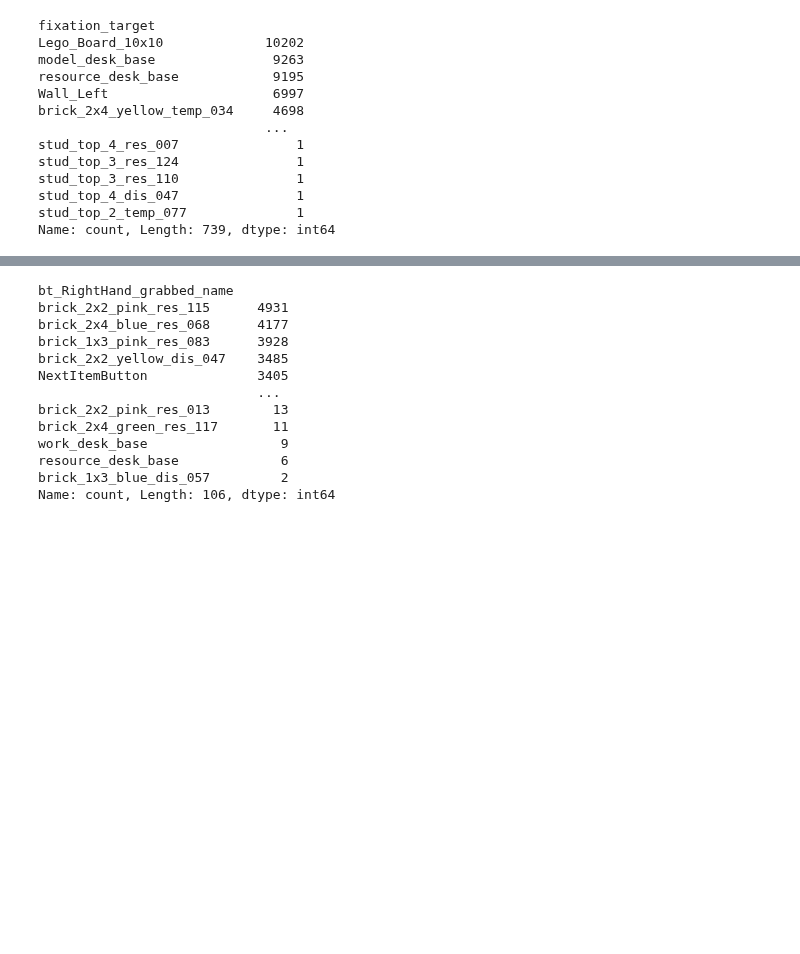
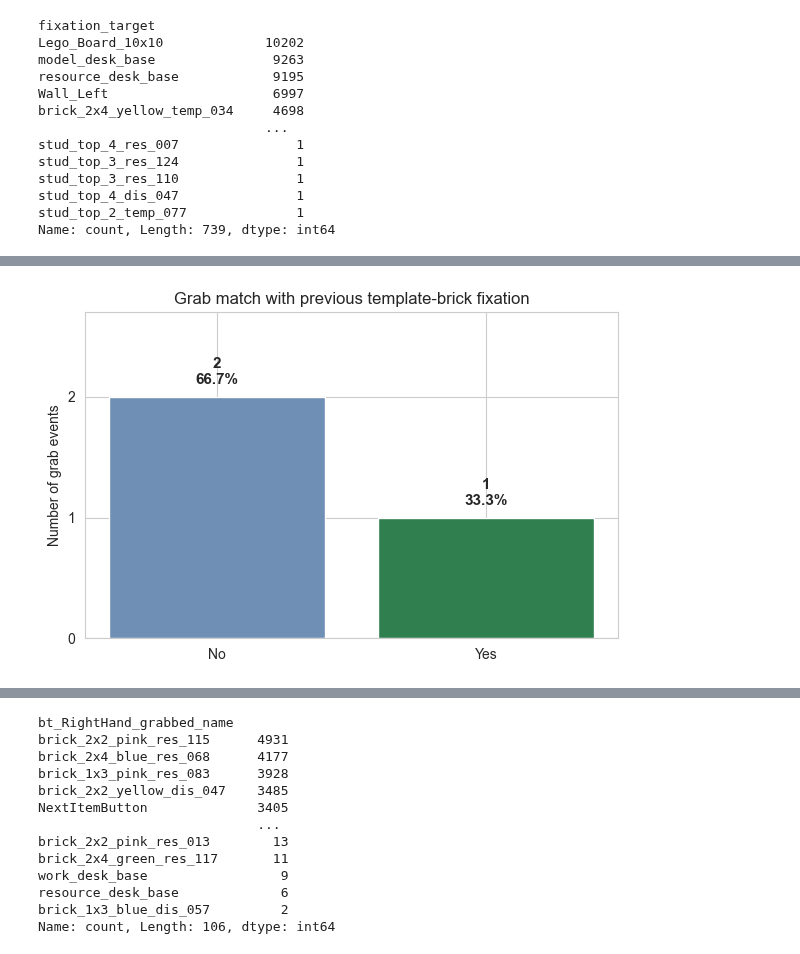
Before and after one commit to JohnMadrid/lego-vr-analysis, a Jupyter notebook: eye-classification/notebooks/lego_analysis.ipynb, the cells around one changed output, grey strips where cells are left out. Cells and saved outputs as stored; diff of their text form; code cells hidden in the pictures; blank space fills up the shorter version.

```diff
--- a/eye-classification/notebooks/lego_analysis.ipynb
+++ b/eye-classification/notebooks/lego_analysis.ipynb
@@ -1062,0 +1455,59 @@ Name: count, Length: 739, dtype: int64
+# %%
+import matplotlib.pyplot as plt
+import pandas as pd
+from matplotlib.ticker import MaxNLocator
+
+match_col = "grab_matches_previous_model_fixation"
+
+plot_data = (
+    grab_fixation_matches[match_col]
+    .map({True: "Yes", False: "No"})
+    .value_counts()
+    .reindex(["No", "Yes"], fill_value=0)
+)
+
+total = plot_data.sum()
+
+fig, ax = plt.subplots(figsize=(6, 4))
+
+bars = ax.bar(
+    plot_data.index,
+    plot_data.values,
+    color=["#6f8fb5", "#2f7f4f"],
+)
+
+ax.set_title("Grab match with previous template-brick fixation")
+ax.set_xlabel("")
+ax.set_ylabel("Number of grab events")
+ax.yaxis.set_major_locator(MaxNLocator(integer=True))
+
+if total > 0:
+    percentages = plot_data / total * 100
+
+    for bar, count, percent in zip(bars, plot_data.values, percentages.values):
+        ax.text(
+            bar.get_x() + bar.get_width() / 2,
+            count + max(plot_data.max() * 0.04, 0.05),
+            f"{count}\n{percent:.1f}%",
+            ha="center",
+            va="bottom",
+            fontsize=11,
+            fontweight="bold",
+        )
+
+    ax.set_ylim(0, plot_data.max() * 1.35)
+else:
+    ax.text(
+        0.5,
+        0.5,
+        "No valid grab-fixation matches",
+        transform=ax.transAxes,
+        ha="center",
+        va="center",
+        fontsize=12,
+    )
+
+plt.tight_layout()
+plt.show()
+# %% [output]
+[figure, added]
```
Also changed, not shown: parts of 32 cells of this notebook, 8 other files.
